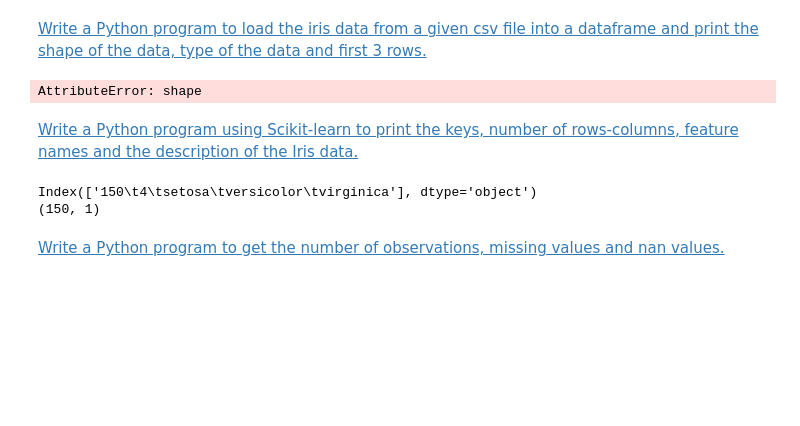
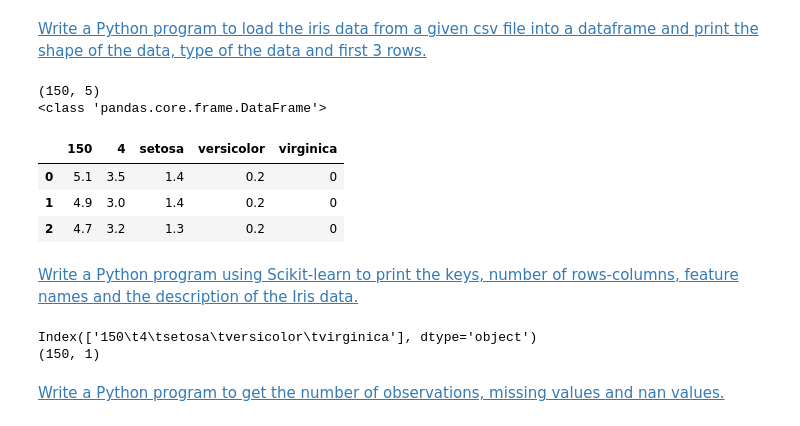
Before and after one commit to georginacyc/Internship, a Jupyter notebook: sklearn/sklearn.ipynb, the cells around one changed output. Drawn from its saved outputs; the diff is of its cells as text; code cells hidden in the pictures; blank space fills up the shorter version.

```diff
--- a/sklearn/sklearn.ipynb
+++ b/sklearn/sklearn.ipynb
@@ -7,12 +7,17 @@ from scipy import sparse
 # %% [markdown]
 [Write a Python program to load the iris data from a given csv file into a dataframe and print the shape of the data, type of the data and first 3 rows.](https://www.w3resource.com/machine-learning/scikit-learn/iris/python-machine-learning-scikit-learn-iris-basic-exercise-1.php)
 # %%
-df = pd.read_csv("iris.csv")
+df = pd.read_csv("iris.csv", delimiter="\t")
 print(df.shape)
 print(type(df))
 df.head(3)
 # %% [output]
-AttributeError: shape
+(150, 5)
+<class 'pandas.core.frame.DataFrame'>
+|  | 150 | 4 | setosa | versicolor | virginica |
+| 0 | 5.1 | 3.5 | 1.4 | 0.2 | 0 |
+| 1 | 4.9 | 3.0 | 1.4 | 0.2 | 0 |
+| 2 | 4.7 | 3.2 | 1.3 | 0.2 | 0 |
 # %% [markdown]
 [Write a Python program using Scikit-learn to print the keys, number of rows-columns, feature names and the description of the Iris data.](https://www.w3resource.com/machine-learning/scikit-learn/iris/python-machine-learning-scikit-learn-iris-basic-exercise-2.php)
 # %%
```
Also changed, not shown: 1 other file.
